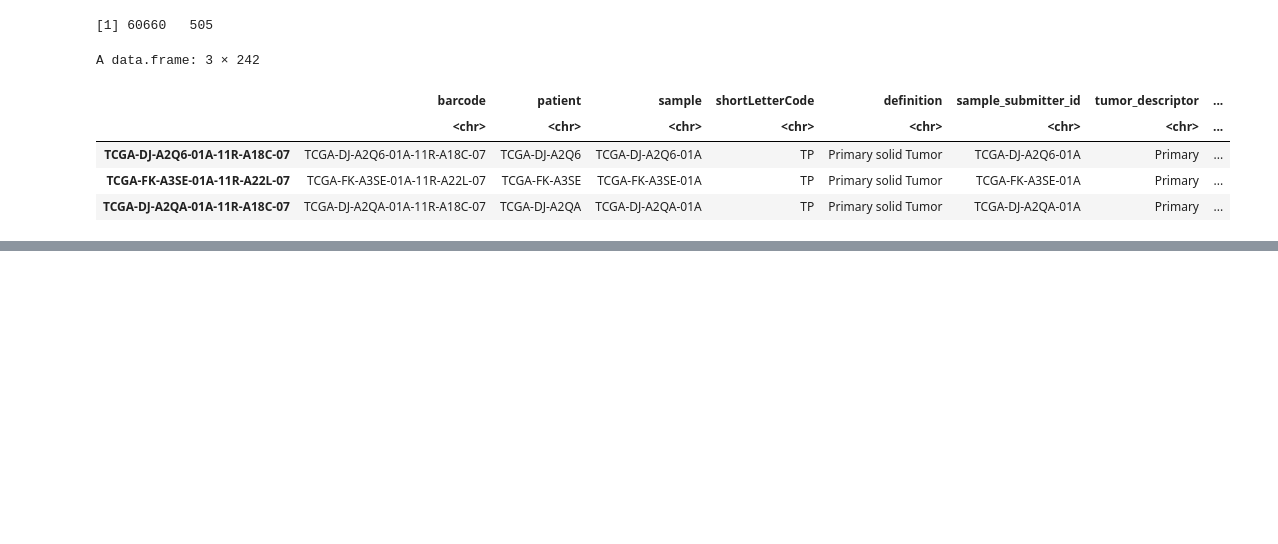
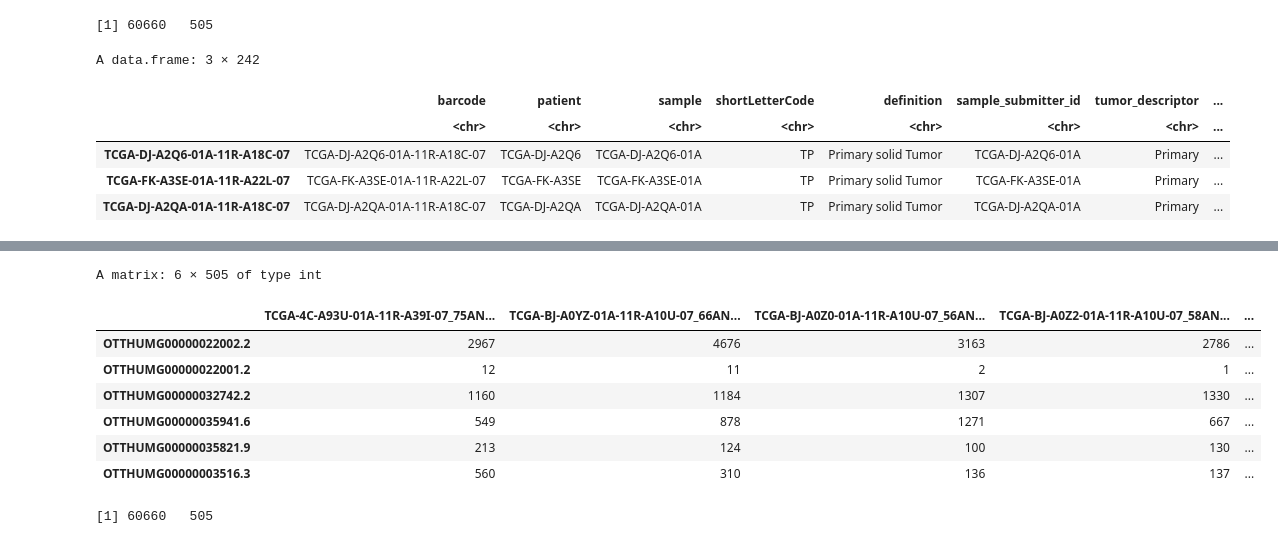
Before and after one commit to elodiehusson/Deep-Learning-Project, a Jupyter notebook: script/Essai sur R.ipynb, the cells around one changed output, grey strips where cells are left out. Cells and saved outputs as stored; diff of their text form; code cells hidden in the pictures; blank space fills up the shorter version.

```diff
--- a/script/Essai sur R.ipynb
+++ b/script/Essai sur R.ipynb
@@ -363,0 +474,13 @@ sex = y["sex"]
+# %%
+head(expr_final)
+dim(expr_final)
+# %% [output]
+A matrix: 6 × 505 of type int
+|  | TCGA-4C-A93U-01A-11R-A39I-07_75AN... | TCGA-BJ-A0YZ-01A-11R-A10U-07_66AN... | TCGA-BJ-A0Z0-01A-11R-A10U-07_56AN... | TCGA-BJ-A0Z2-01A-11R-A10U-07_58AN... | ... |
+| OTTHUMG00000022002.2 | 2967 | 4676 | 3163 | 2786 | ... |
+| OTTHUMG00000022001.2 | 12 | 11 | 2 | 1 | ... |
+| OTTHUMG00000032742.2 | 1160 | 1184 | 1307 | 1330 | ... |
+| OTTHUMG00000035941.6 | 549 | 878 | 1271 | 667 | ... |
+| OTTHUMG00000035821.9 | 213 | 124 | 100 | 130 | ... |
+| OTTHUMG00000003516.3 | 560 | 310 | 136 | 137 | ... |
+[1] 60660   505
```
Also changed, not shown: parts of 30 cells of this notebook, 2 other files.
